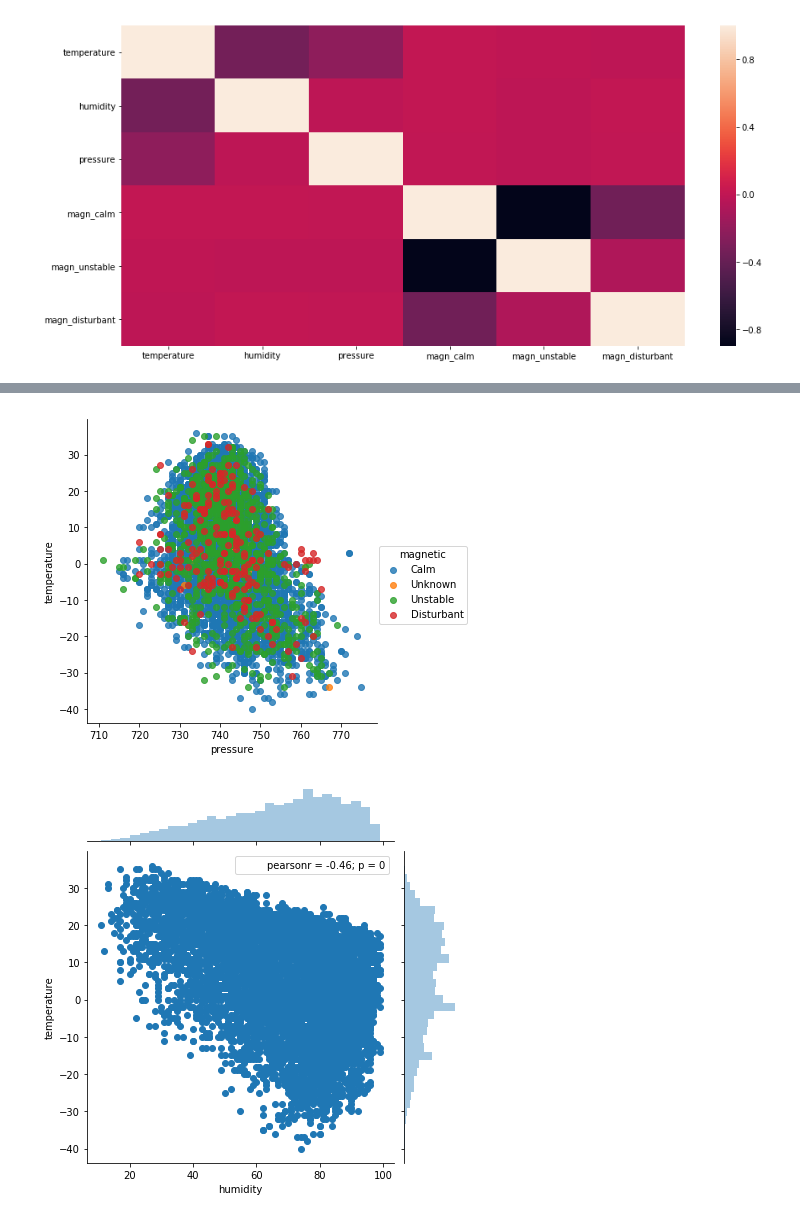
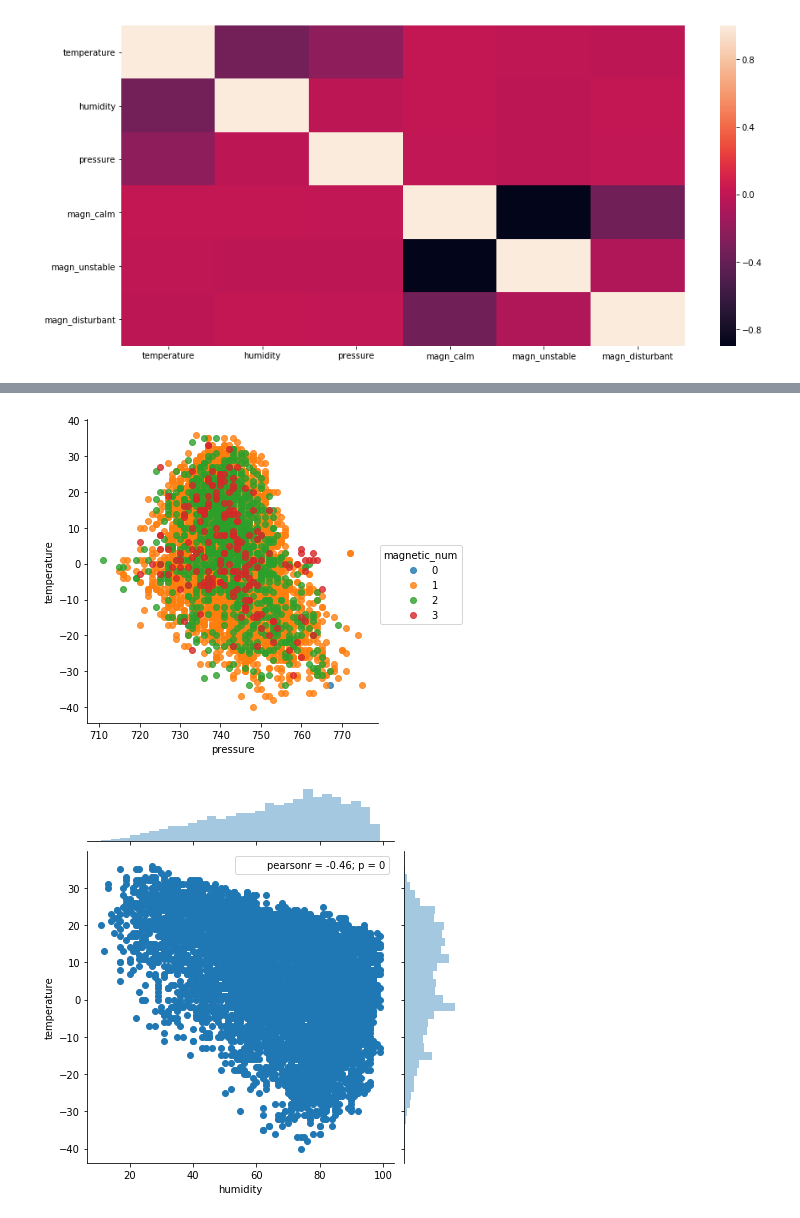
Before and after one commit to x-raizor/mlcourse_open, a Jupyter notebook: jupyter_notebooks/projects_individual/temperature-forecasting.ipynb, the cells around one changed output, grey strips where cells are left out. Saved outputs shown, nothing was run; the diff lists cells and outputs as text; code cells hidden in the pictures.

```diff
--- a/jupyter_notebooks/projects_individual/temperature-forecasting.ipynb
+++ b/jupyter_notebooks/projects_individual/temperature-forecasting.ipynb
@@ -163,7 +163,7 @@ sns.jointplot(x = "pressure", y = "temperature", data = df);
 # %%
-sns.lmplot(x='pressure', y='temperature', hue='magnetic', data=df, fit_reg=False);
+sns.lmplot(x='pressure', y='temperature', hue='magnetic_num', data=df, fit_reg=False);
 # %% [output]
-[figure, old version]
+[figure, new version]
 # %%
 # drop outliers
 df['humidity'] = list(map(lambda x: x if x < np.percentile(df['humidity'], 99.9) \
```
Also changed, not shown: parts of 6 cells of this notebook.
